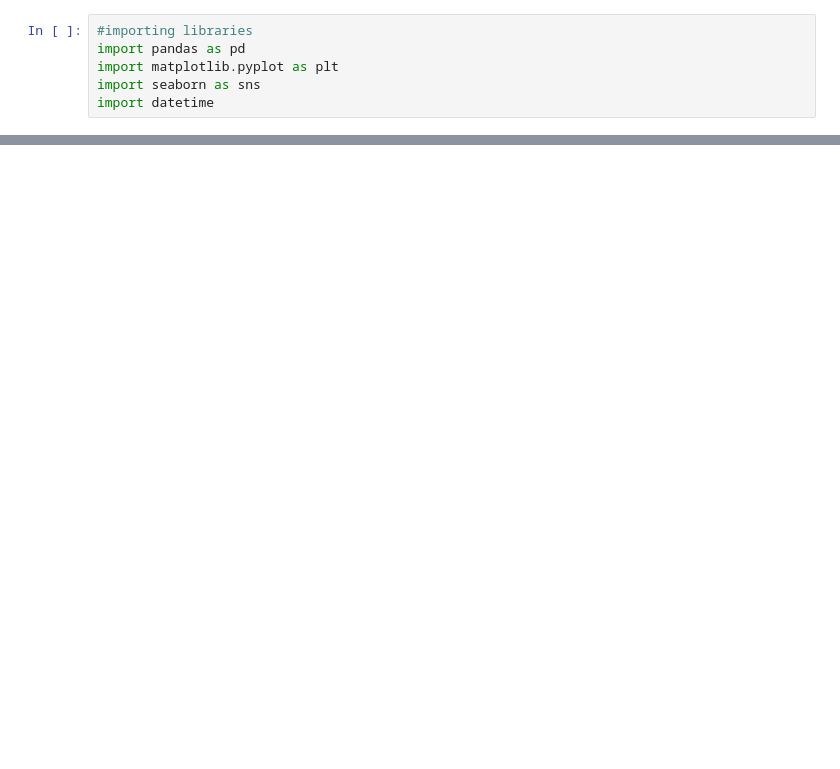
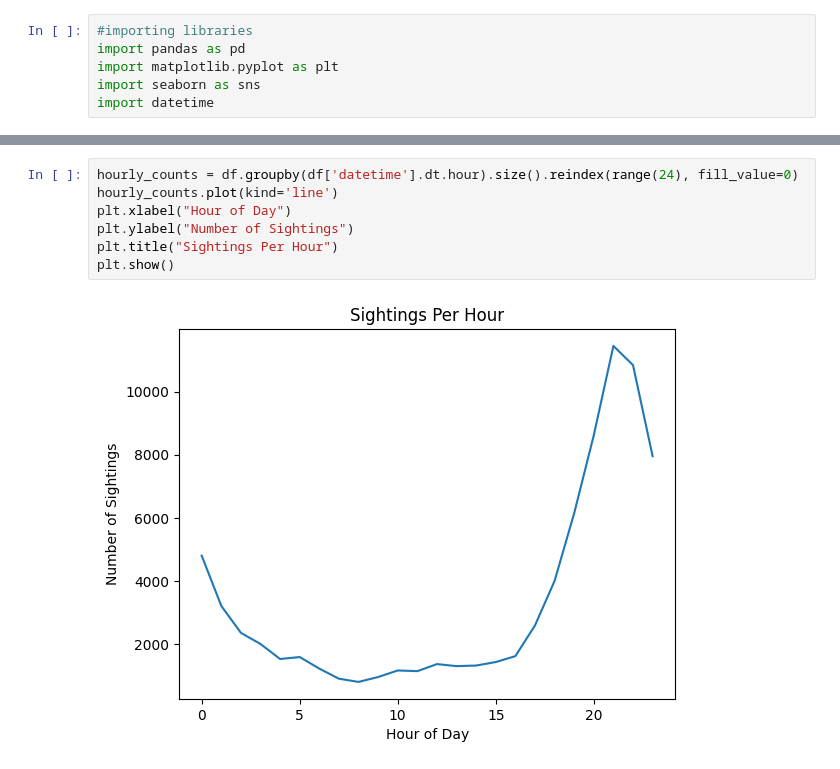
Before and after one commit to FischerLogan/statistical_analysis_of_aerial_phenomena, a Jupyter notebook: notebook/refined_analysis.ipynb, the cells around one changed output, grey strips where cells are left out. Cells and saved outputs as stored; diff of their text form; blank space fills up the shorter version.

```diff
--- a/notebook/refined_analysis.ipynb
+++ b/notebook/refined_analysis.ipynb
@@ -24,0 +215,9 @@ df.head(10)
+# %%
+hourly_counts = df.groupby(df['datetime'].dt.hour).size().reindex(range(24), fill_value=0)
+hourly_counts.plot(kind='line')
+plt.xlabel("Hour of Day")
+plt.ylabel("Number of Sightings")
+plt.title("Sightings Per Hour")
+plt.show()
+# %% [output]
+[figure, added]
```
Also changed, not shown: parts of 17 cells of this notebook.
